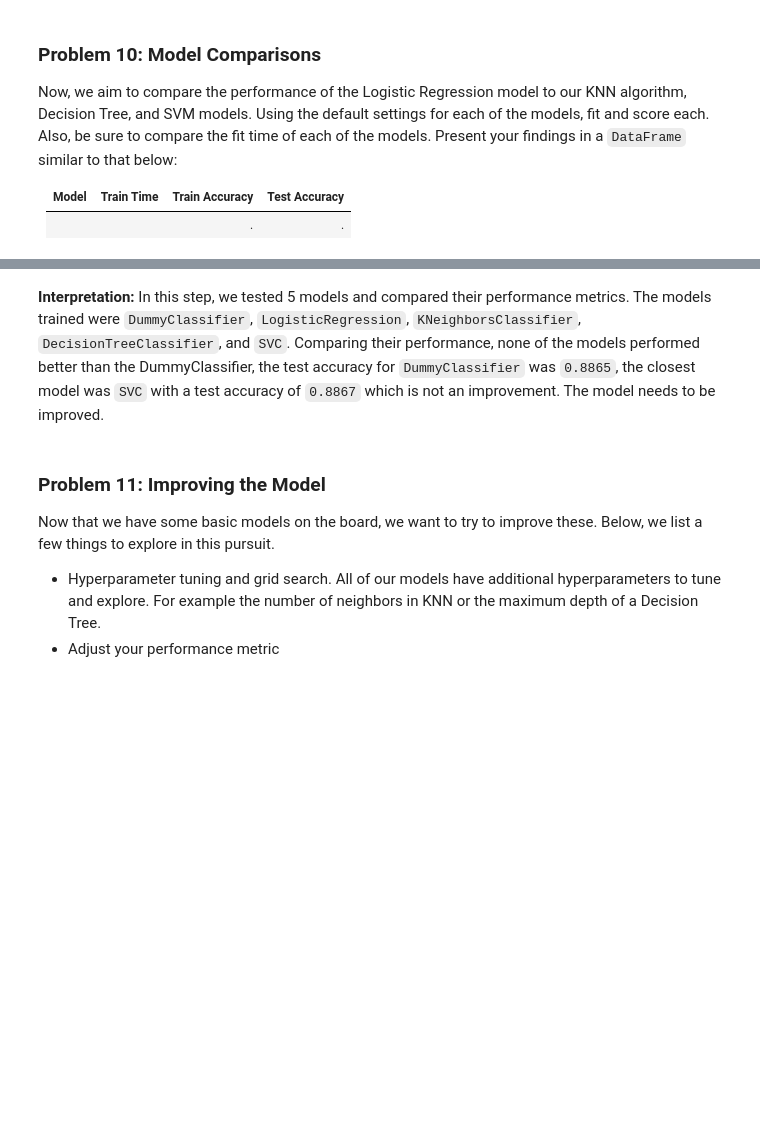
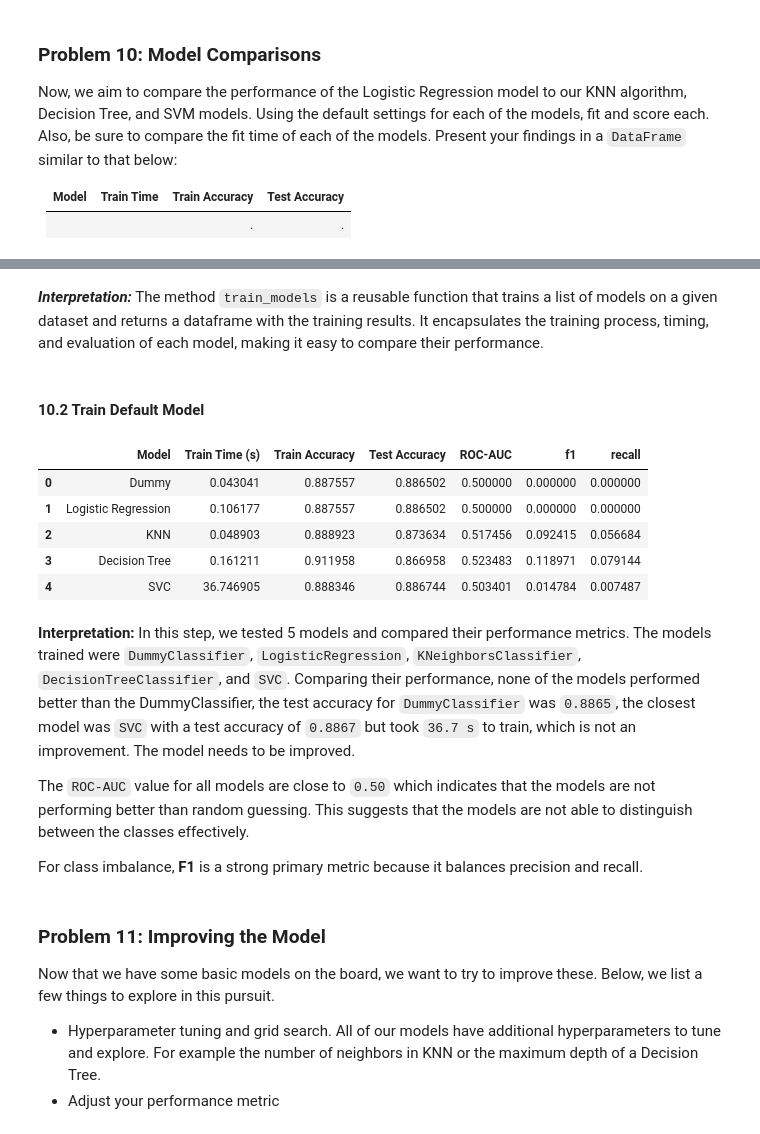
Before and after one commit to weslylaboy/classifiers-performance-comparison, a Jupyter notebook: prompt_III.ipynb, the cells around one changed output, grey strips where cells are left out. Saved outputs shown, nothing was run; the diff lists cells and outputs as text; code cells hidden in the pictures; blank space fills up the shorter version.

```diff
--- a/prompt_III.ipynb
+++ b/prompt_III.ipynb
@@ -550,5 +547,33 @@ df_results
+# %% [markdown]
+***Interpretation:*** The method `train_models` is a reusable function that trains a list of models on a given dataset and returns a dataframe with the training results. It encapsulates the training process, timing, and evaluation of each model, making it easy to compare their performance.
+# %% [markdown]
+#### 10.2 Train Default Model
+# %%
+# list of models to train
+models_default = {
+    'Dummy': DummyClassifier(),
+    'Logistic Regression': LogisticRegression(),
+    'KNN': KNeighborsClassifier(),
+    'Decision Tree': DecisionTreeClassifier(),
+    'SVC': SVC()
+}
+
+# show results as dataframe
+df_results =  train_models(models_default)
+df_results
+# %% [output]
+|  | Model | Train Time (s) | Train Accuracy | Test Accuracy | ROC-AUC | f1 | recall |
+| 0 | Dummy | 0.043041 | 0.887557 | 0.886502 | 0.500000 | 0.000000 | 0.000000 |
+| 1 | Logistic Regression | 0.106177 | 0.887557 | 0.886502 | 0.500000 | 0.000000 | 0.000000 |
+| 2 | KNN | 0.048903 | 0.888923 | 0.873634 | 0.517456 | 0.092415 | 0.056684 |
+| 3 | Decision Tree | 0.161211 | 0.911958 | 0.866958 | 0.523483 | 0.118971 | 0.079144 |
+| 4 | SVC | 36.746905 | 0.888346 | 0.886744 | 0.503401 | 0.014784 | 0.007487 |
 # %% [markdown]
-**Interpretation:** In this step, we tested 5 models and compared their performance metrics. The models trained were `DummyClassifier`, `LogisticRegression`, `KNeighborsClassifier`, `DecisionTreeClassifier`, and `SVC`. Comparing their performance, none of the models performed better than the DummyClassifier, the test accuracy for `DummyClassifier` was `0.8865`, the closest model was `SVC` with a test accuracy of `0.8867` which is not an improvement. The model needs to be improved.
+**Interpretation:** In this step, we tested 5 models and compared their performance metrics. The models trained were `DummyClassifier`, `LogisticRegression`, `KNeighborsClassifier`, `DecisionTreeClassifier`, and `SVC`. Comparing their performance, none of the models performed better than the DummyClassifier, the test accuracy for `DummyClassifier` was `0.8865`, the closest model was `SVC` with a test accuracy of `0.8867` but took `36.7 s` to train, which is not an improvement. The model needs to be improved.
+
+The `ROC-AUC` value for all models are close to `0.50` which indicates that the models are not performing better than random guessing. This suggests that the models are not able to distinguish between the classes effectively.
+
+For class imbalance, **F1** is a strong primary metric because it balances precision and recall.
 # %% [markdown]
 ### Problem 11: Improving the Model
 
```
Also changed, not shown: parts of 17 cells of this notebook.
